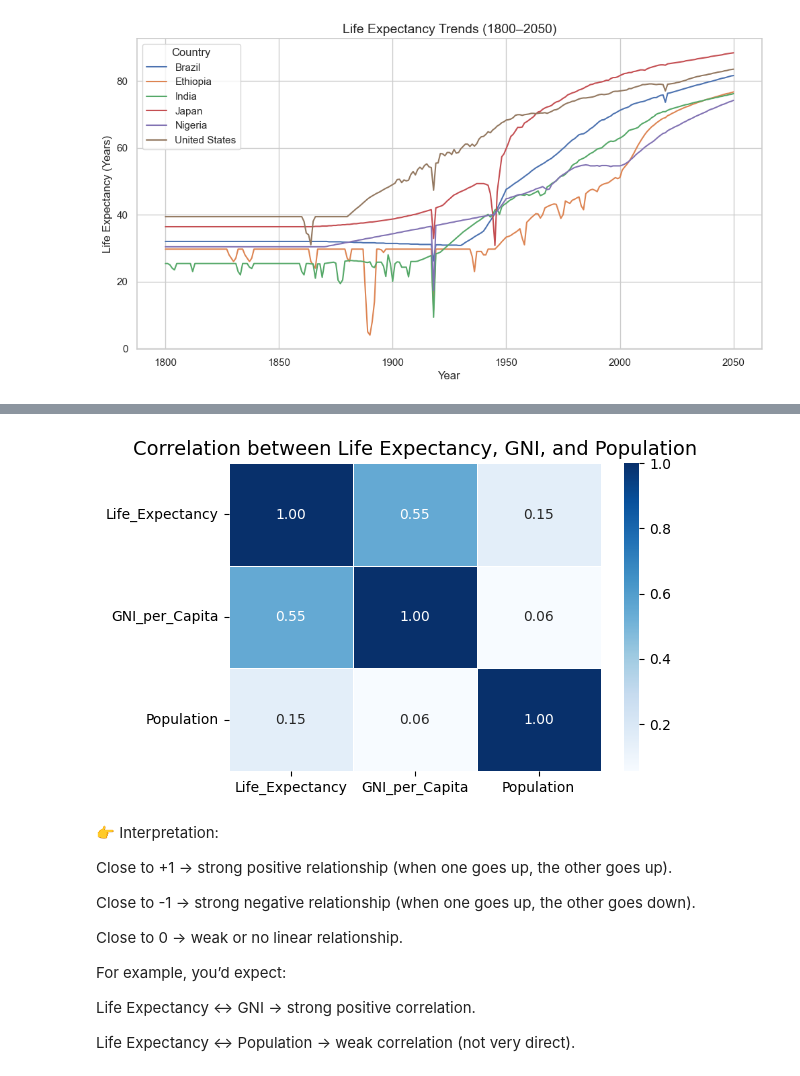
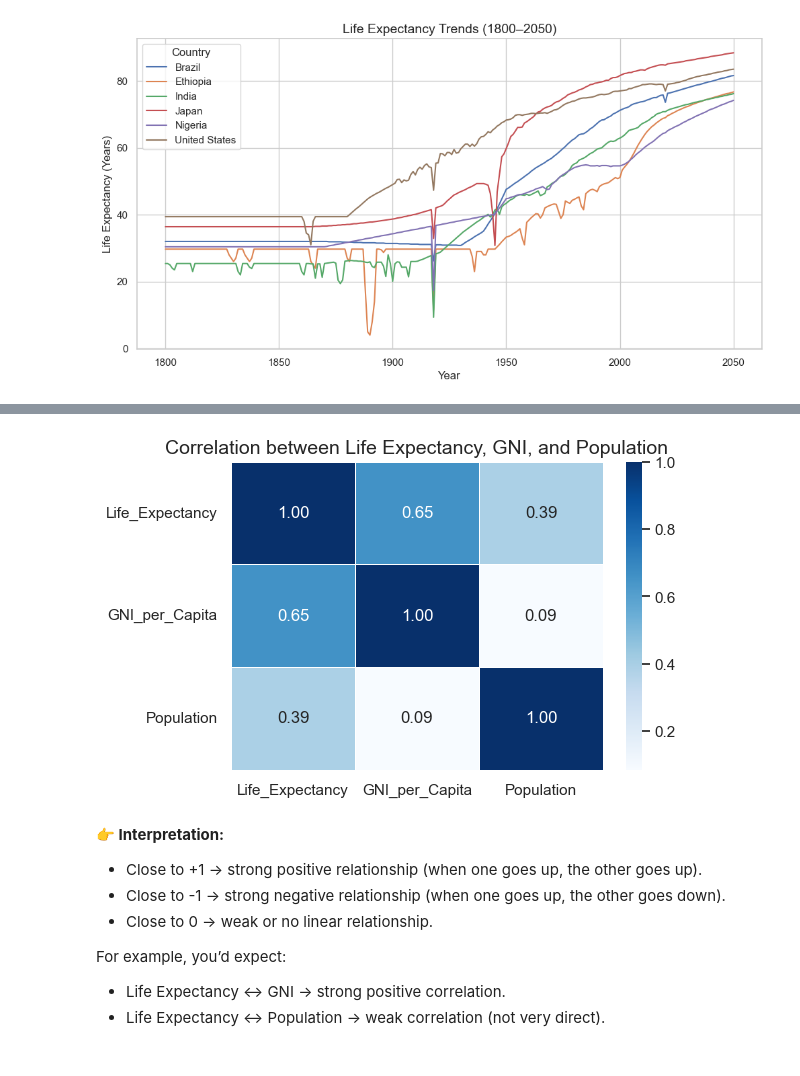
Before and after one commit to Abdullab8/GNI_and_life_expectancy, a Jupyter notebook: eda_template.ipynb, the cells around one changed output, grey strips where cells are left out. Saved outputs shown, nothing was run; the diff lists cells and outputs as text; code cells hidden in the pictures.

```diff
--- a/eda_template.ipynb
+++ b/eda_template.ipynb
@@ -664,25 +529,22 @@ array(['Afghanistan', 'Angola', 'Albania', 'United Arab Emirates',
 # %%
 # Select only numeric columns of interest
-corr = merged_df[["Life_Expectancy", "GNI_per_Capita", "Population"]].corr()
+corr = fil[["Life_Expectancy", "GNI_per_Capita", "Population"]].corr()
 
 # Plot heatmap
 plt.figure(figsize=(6,4))
 sns.heatmap(corr, annot=True, cmap="Blues", fmt=".2f", linewidths=0.5)
 plt.title("Correlation between Life Expectancy, GNI, and Population", fontsize=14)
 plt.show()
 # %% [output]
-[figure, old version]
+[figure, new version]
 # %% [markdown]
-👉 Interpretation:
+__👉 Interpretation:__
 
-Close to +1 → strong positive relationship (when one goes up, the other goes up).
-
-Close to -1 → strong negative relationship (when one goes up, the other goes down).
-
-Close to 0 → weak or no linear relationship.
+- Close to +1 → strong positive relationship (when one goes up, the other goes up).
+- Close to -1 → strong negative relationship (when one goes up, the other goes down).
+- Close to 0 → weak or no linear relationship.
 
 For example, you’d expect:
 
-Life Expectancy ↔ GNI → strong positive correlation.
-
-Life Expectancy ↔ Population → weak correlation (not very direct).
+- Life Expectancy ↔ GNI → strong positive correlation.
+- Life Expectancy ↔ Population → weak correlation (not very direct).
```
Also changed, not shown: parts of 27 cells of this notebook.
